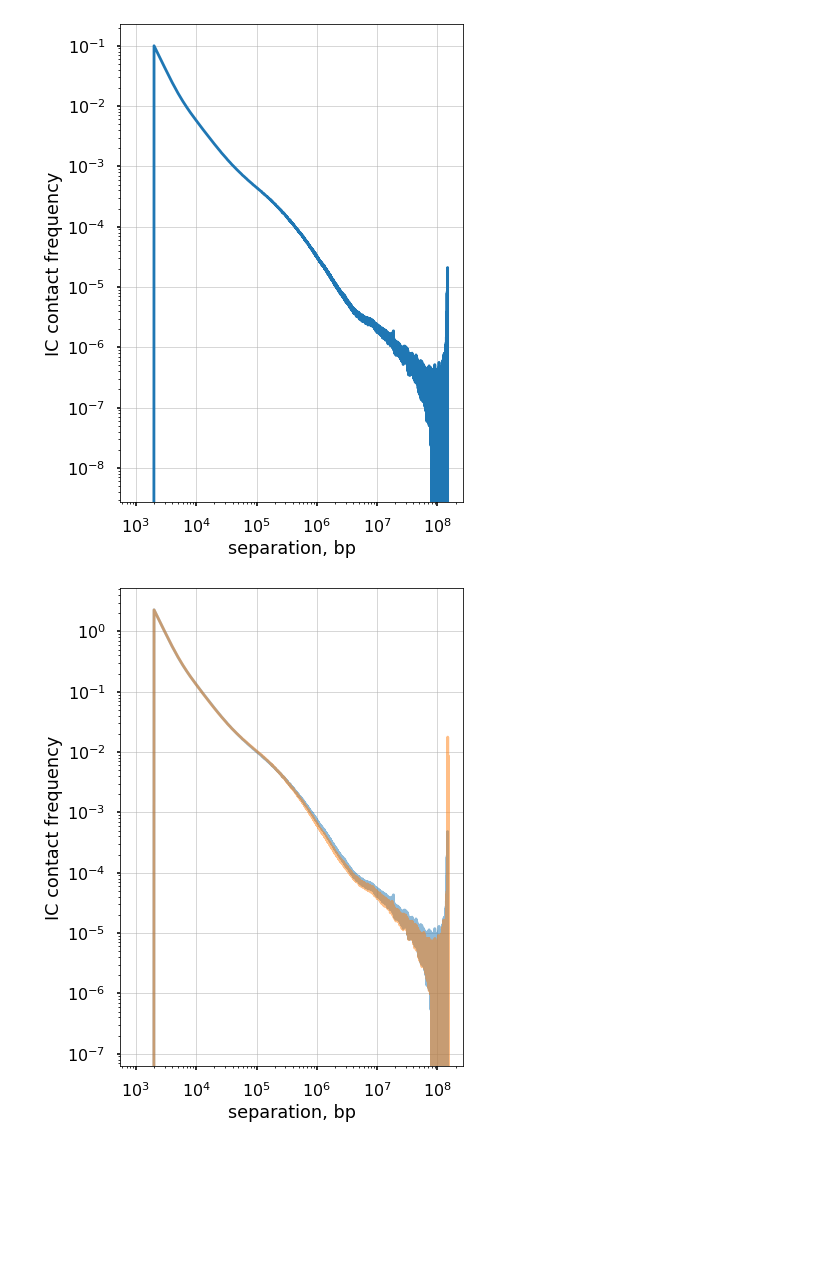
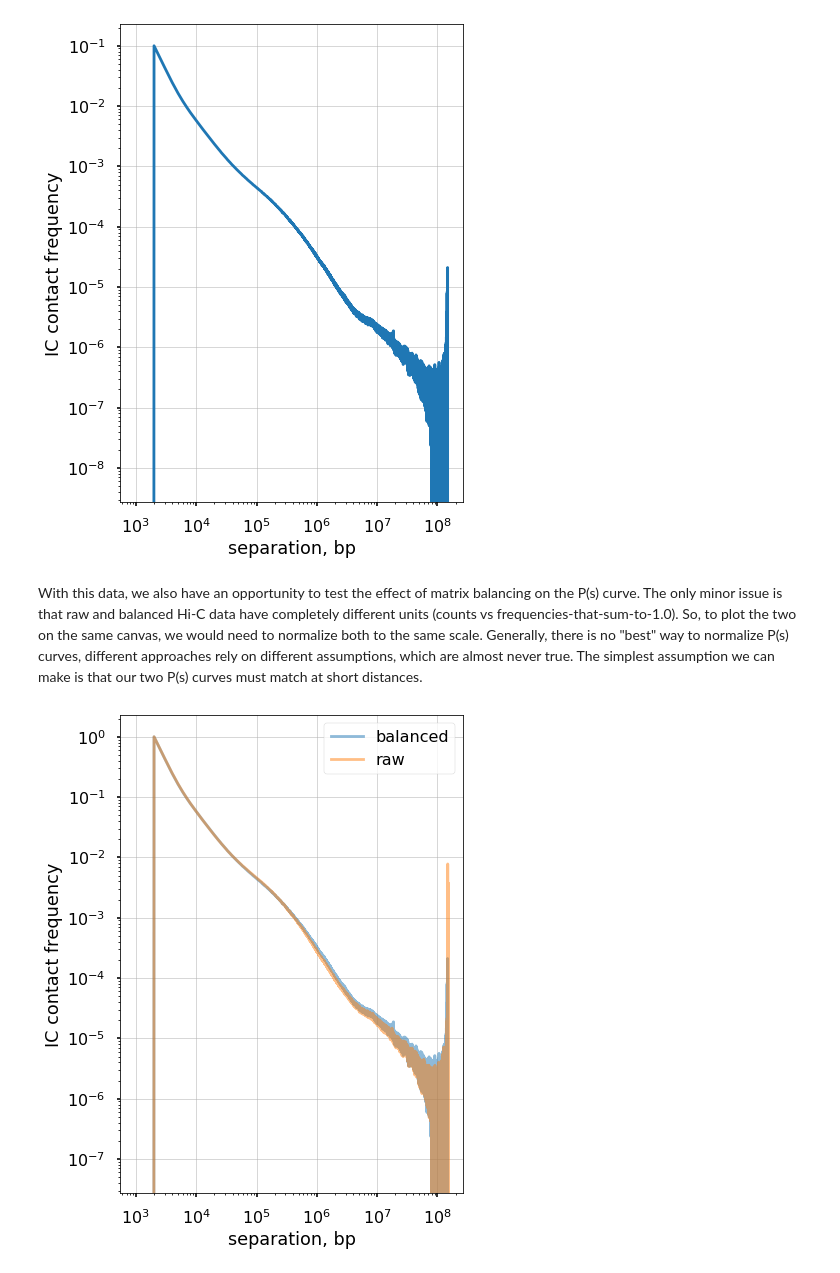
Before and after one commit to open2c/open2c_examples, a Jupyter notebook: contacts_vs_distance.ipynb, the cells around one changed output. Drawn from its saved outputs; the diff is of its cells as text; code cells hidden in the pictures; blank space fills up the shorter version.

```diff
--- a/contacts_vs_distance.ipynb
+++ b/contacts_vs_distance.ipynb
@@ -125,24 +131,30 @@ ax.set_aspect(1.0)
 ax.grid(lw=0.5)
 # %% [output]
 [figure]
+# %% [markdown]
+With this data, we also have an opportunity to test the effect of matrix balancing on the P(s) curve. The only minor issue is that raw and balanced Hi-C data have completely different units (counts vs frequencies-that-sum-to-1.0). So, to plot the two on the same canvas, we would need to normalize both to the same scale. Generally, there is no "best" way to normalize P(s) curves, different approaches rely on different assumptions, which are almost never true. The simplest assumption we can make is that our two P(s) curves must match at short distances.
 # %%
 f, ax = plt.subplots(1,1)
-# normalizing data by
+# Below we normalize both P(s) curves by their first non-zero value
+# (remember that we mask the first 2 diagonals).
 ax.loglog(
-    cvd_agg['sep'],
-    cvd_agg['balanced.avg'] /cvd_agg['balanced.avg'].iloc[3],
-    alpha=0.5
+    cvd_agg['s_bp'],
+    cvd_agg['balanced.avg'] / cvd_agg['balanced.avg'].iloc[2],
+    alpha=0.5,
+    label='balanced'
 )
 ax.loglog(
-    cvd_agg['sep'],
-    cvd_agg['count.avg'] /cvd_agg['count.avg'].iloc[3],
-    alpha=0.5
+    cvd_agg['s_bp'],
+    cvd_agg['count.avg'] / cvd_agg['count.avg'].iloc[2],
+    alpha=0.5,
+    label='raw'
 )
 
 ax.set(
     xlabel='separation, bp',
     ylabel='IC contact frequency')
 ax.set_aspect(1.0)
 ax.grid(lw=0.5)
+_=ax.legend()
 # %% [output]
-[figure, old version]
+[figure, new version]
```
Also changed, not shown: parts of 12 cells of this notebook.
